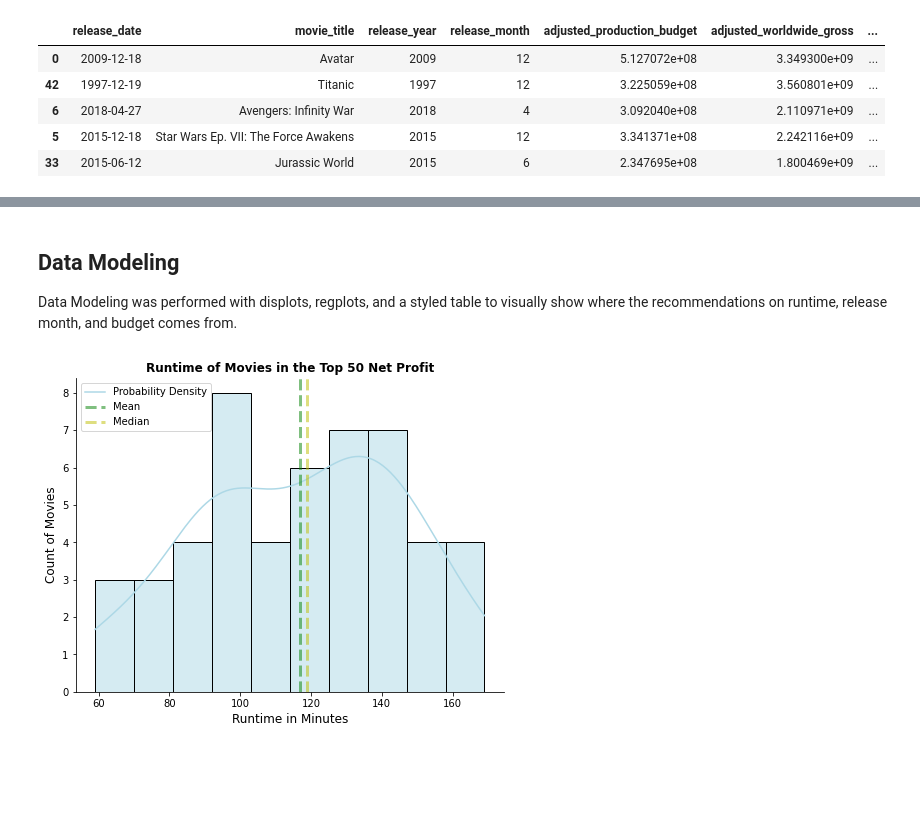
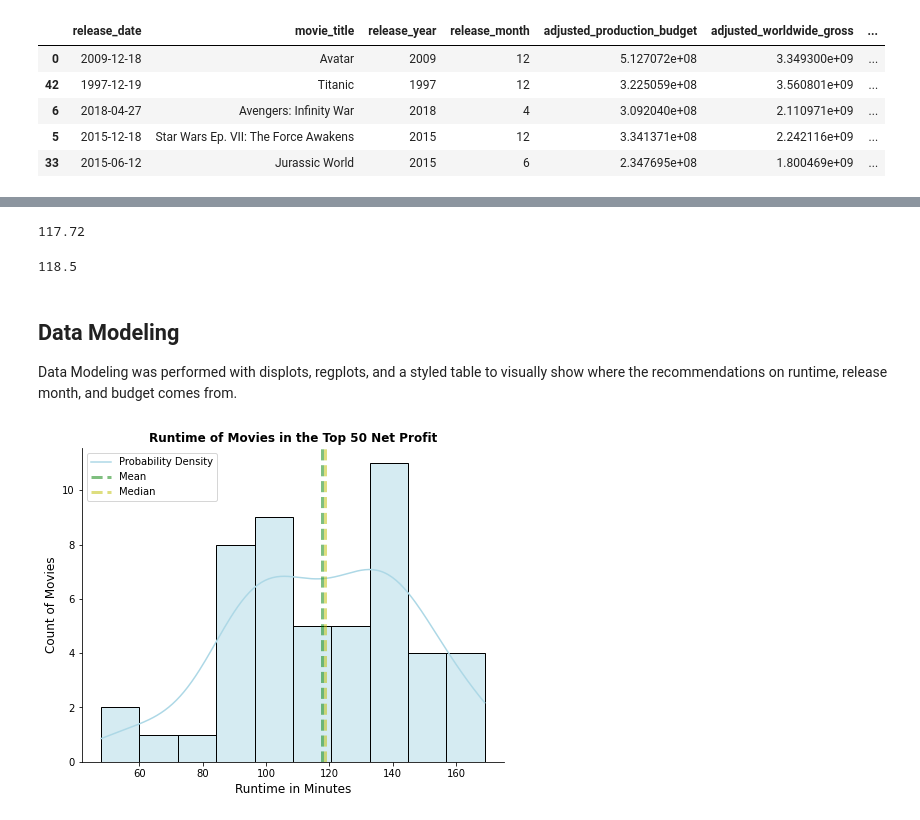
Before and after one commit to rachelfein/project, a Jupyter notebook: Microsoft_Movie_Analysis.ipynb, the cells around one changed output, grey strips where cells are left out. Cells and saved outputs as stored; diff of their text form; code cells hidden in the pictures; blank space fills up the shorter version.

```diff
--- a/Microsoft_Movie_Analysis.ipynb
+++ b/Microsoft_Movie_Analysis.ipynb
@@ -357,0 +319,3 @@ df_mean_runtime.head()
+# %%
+df_combined.sort_values(['net_profit'], inplace = True, ascending = False)
+df_combined.head()
@@ -465,31 +414,39 @@ df_mean_runtime.head(50).describe()
+# %%
+df_combined['runtime_minutes'].head(50).mean()
+# %% [output]
+117.72
+# %%
+df_combined['runtime_minutes'].head(50).median()
+# %% [output]
+118.5
 # %% [markdown]
 ## Data Modeling
 Data Modeling was performed with displots, regplots, and a styled table to visually show where the recommendations on runtime, release month, and budget comes from.
 # %%
 # Data model to determine the best recommended runtime
 
 # Set data model to just include top 50 producing movies since I only want to look at the most successful
 # movies to help answer business question
-variable = df_mean_runtime.head(50)
+variable = df_combined.head(50)
 
 # Use a displot to look at the distribution of runtimes
 # include a kde line, which shows the density of the data distribution and helps visualize and predict where the most
 # sucessful movies runtimes are
 sns.displot(data=variable, x="runtime_minutes",  kde=True, legend=True,
             height=5.1, aspect=1.3, color='lightblue', bins=10)
 # Label axis & title
 plt.xlabel("Runtime in Minutes", size=12)
 plt.ylabel("Count of Movies", size=12)
 plt.title("Runtime of Movies in the Top 50 Net Profit", weight='bold', size=12)
 
 # add a mean and median line to the plot, the mean and median value is what I will recommend the movie runtime to be
 plt.axvline(x=variable.runtime_minutes.mean(), ls='--', linewidth=3, color='g', label="mean", alpha=0.5)
 plt.axvline(x=variable.runtime_minutes.median(), ls='--', linewidth=3, color='y', label="median", alpha=0.5)
 plt.legend(['Probability Density', "Mean", "Median"])
 
 # Plot shows that even though the highest count of sucessful movies lasted between 90-110 mins, there is greater
 # chance of sucess above 110 minutes. This is shown in the kde, mean, and median
 
 plt.savefig("./images/runtime_displot.png", dpi=150, bbox_inches = "tight")
 # %% [output]
-[figure, old version]
+[figure, new version]
```
Also changed, not shown: parts of 25 cells of this notebook, 8 other files.
